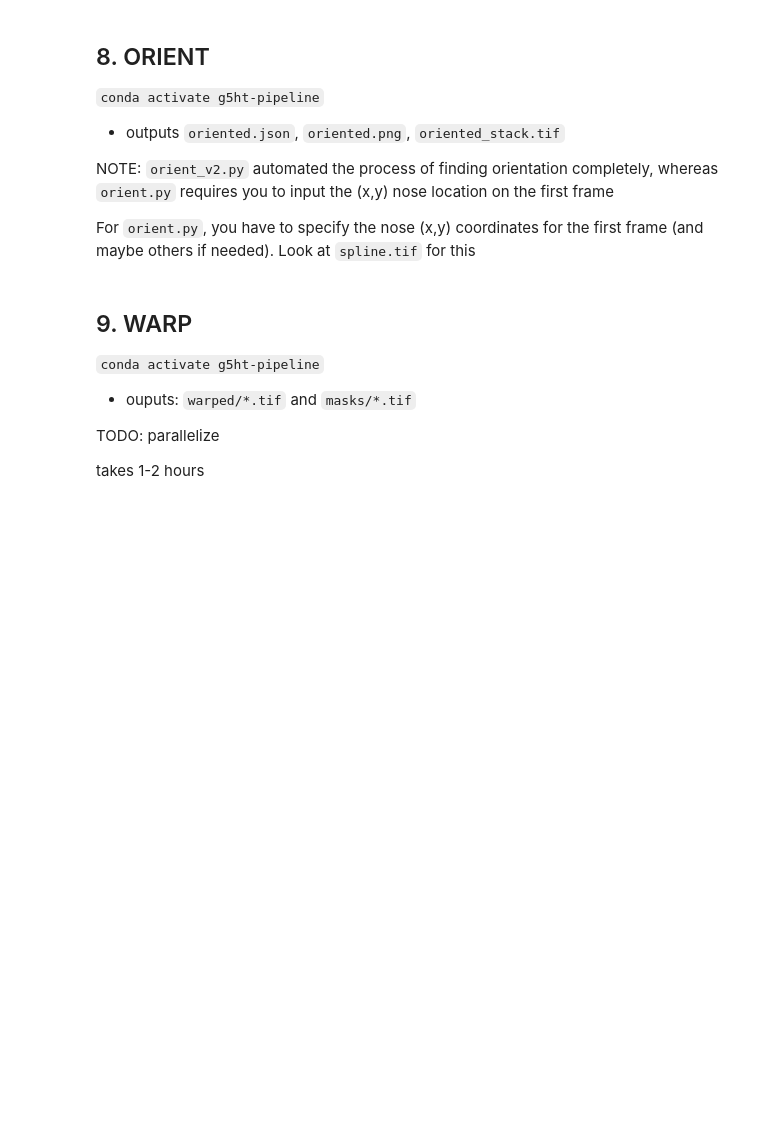
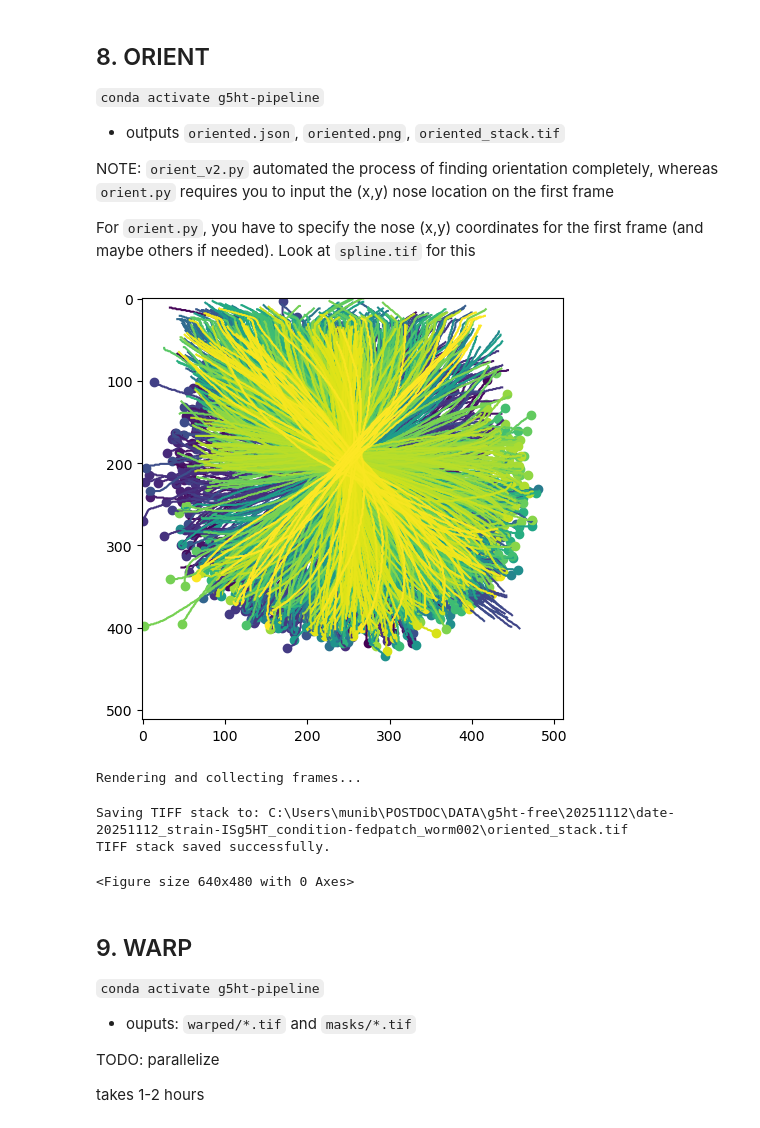
Before and after one commit to MunibH/g5ht-pipeline, a Jupyter notebook: run_pipeline_flvc_transfer.ipynb, the cells around one changed output. Cells and saved outputs as stored; diff of their text form; code cells hidden in the pictures; blank space fills up the shorter version.

```diff
--- a/run_pipeline_flvc_transfer.ipynb
+++ b/run_pipeline_flvc_transfer.ipynb
@@ -458,32 +541,38 @@ For `orient.py`, you have to specify the nose (x,y) coordinates for the first fr
 # %%
 import orient
 _ = importlib.reload(sys.modules['orient'])
 
 SPLINE_PTH = MIP_PTH = os.path.join(os.path.splitext(INPUT_ND2_PTH)[0], 'spline.json')
-nose_y = 68
-nose_x = 210
+nose_y = 336
+nose_x = 435
 
 
 # command-line arguments
-# sys.argv = ["", SPLINE_PTH, str(nose_y), str(nose_x)]
+sys.argv = ["", SPLINE_PTH, str(nose_y), str(nose_x)]
 
-# # apply constraints
-# # might need this when there are frames where the spline fitting fails and orientation is lost intermittently
-# # each constraint is a triplet: (frame, nose_y, nose_x)
-constraints = [
-    (668, 47, 342),
-    (677, 209, 477),
-    (679, 209, 477),
-]
+# # # apply constraints
+# # # might need this when there are frames where the spline fitting fails and orientation is lost intermittently
+# # # each constraint is a triplet: (frame, nose_y, nose_x)
+# constraints = [
+#     (668, 47, 342),
+#     (677, 209, 477),
+#     (679, 209, 477),
+# ]
 
-# # with constraints: append triplets of (frame, nose_y, nose_x)
-constraint_args = []
-for frame, cy, cx in constraints:
-    constraint_args.extend([str(frame), str(cy), str(cx)])
-sys.argv = ["", SPLINE_PTH, str(nose_y), str(nose_x)] + constraint_args
+# # # with constraints: append triplets of (frame, nose_y, nose_x)
+# constraint_args = []
+# for frame, cy, cx in constraints:
+#     constraint_args.extend([str(frame), str(cy), str(cx)])
+# sys.argv = ["", SPLINE_PTH, str(nose_y), str(nose_x)] + constraint_args
 
 
 orient.main()
+# %% [output]
+[figure, added]
+Rendering and collecting frames...
+Saving TIFF stack to: C:\Users\munib\POSTDOC\DATA\g5ht-free\20251112\date-20251112_strain-ISg5HT_condition-fedpatch_worm002\oriented_stack.tif
+TIFF stack saved successfully.
+<Figure size 640x480 with 0 Axes>
 # %%
 # import orient_v2 # tried to automate finding nose point, not working well at the moment
 # _ = importlib.reload(sys.modules['orient_v2'])
```
Also changed, not shown: parts of 14 cells of this notebook, 2 other files.
